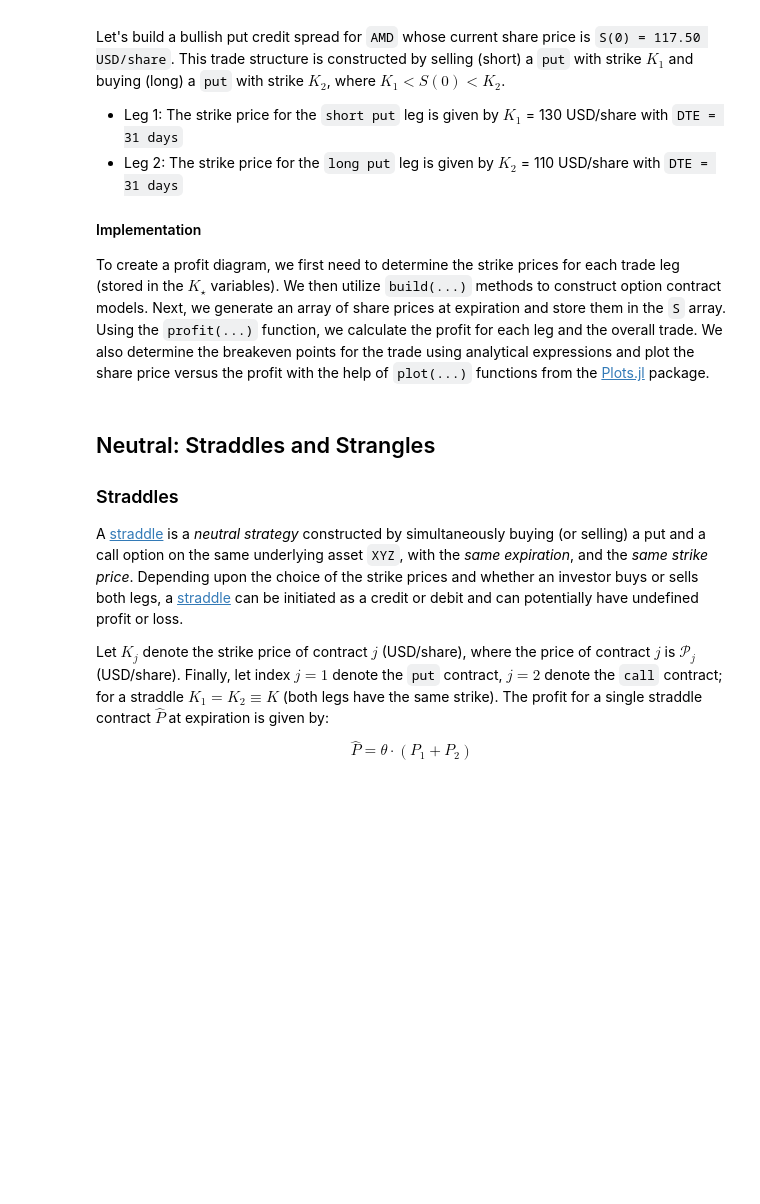
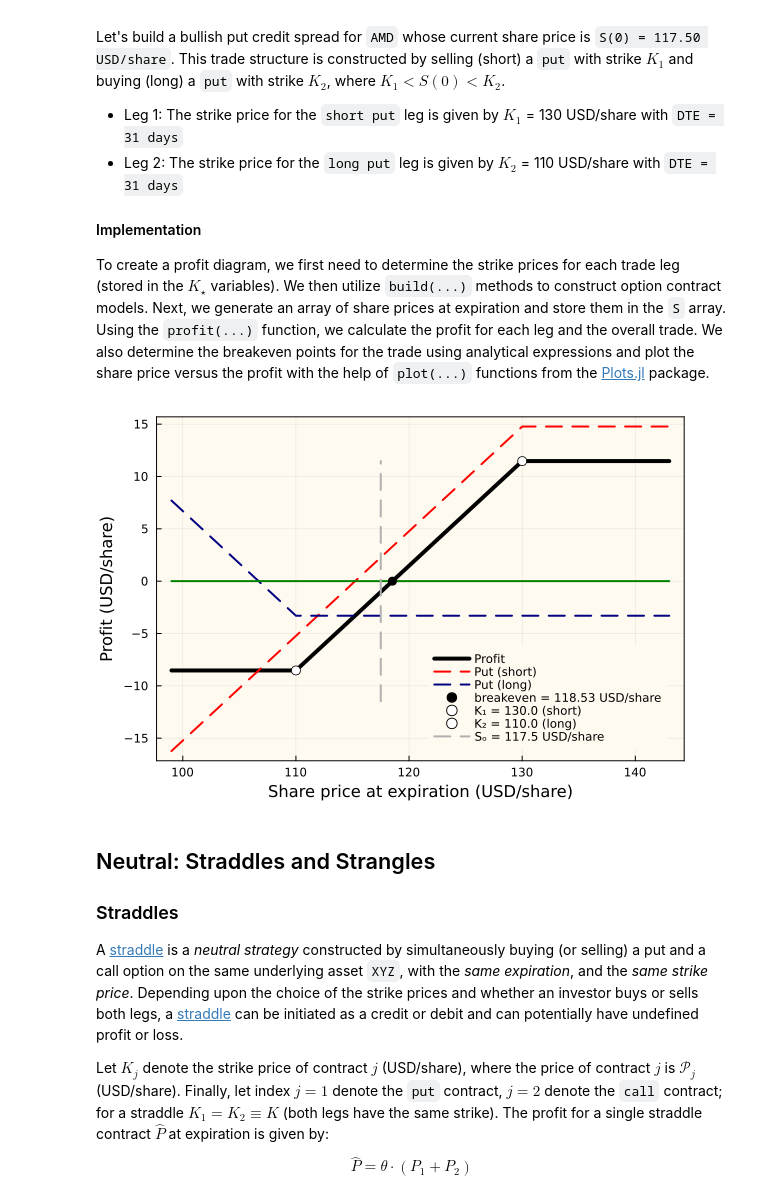
Before and after one commit to varnerlab/CHEME-5660-Examples-F23, a Jupyter notebook: CHEME-5660-L9a-CompositeContracts.ipynb, the cells around one changed output. Cells and saved outputs as stored; diff of their text form; code cells hidden in the pictures; blank space fills up the shorter version.

```diff
--- a/CHEME-5660-L9a-CompositeContracts.ipynb
+++ b/CHEME-5660-L9a-CompositeContracts.ipynb
@@ -92,41 +94,41 @@ let
 
     max_loss = K₂ - K₁ + (premium_1 - premium_2);
     max_profit = (premium_1 - premium_2);
-
-    @show (premium_1 - premium_2)
 
     put_contract_model_short = build(MyAmericanPutContractModel, (
             K = K₁, premium = premium_1, sense = -1, copy = 1
     ));
 
     put_contract_model_long = build(MyAmericanPutContractModel, (
             K = K₂, premium = premium_2, sense = 1, copy = 1
     ));
 
     S = range(0.9*K₂,stop = 1.1*K₁, step=0.1) |> collect;
     number_of_steps = length(S);
     BEL = zeros(length(S))
     profit_array = profit([put_contract_model_short, put_contract_model_long], S);
     breakeven = K₁ + (premium_2 - premium_1)
 
     plot(profit_array[:,1], profit_array[:,4], lw=4, label="Profit", c=:black,
-        bg="floralwhite", 	background_color_outside="white", framestyle = :box, fg_legend = :transparent))
+        bg="floralwhite", 	background_color_outside="white", framestyle = :box, fg_legend = :transparent)
     plot!(profit_array[:,1], profit_array[:,2], lw=2, label="Put (short)", ls=:dash, c=:red)
     plot!(profit_array[:,1], profit_array[:,3], lw=2, label="Put (long)", ls=:dash, c=:navyblue)
 
-    plot!(S,BEL,lw=2, c=:gray69, label="")
+    plot!(S,BEL,lw=2, c=:green, label="")
     scatter!([breakeven], [0], c=:black, label="breakeven = $(breakeven) USD/share", ms=5)
+    scatter!([K₁],[max_profit], ms=5, label = "K₁ = $(K₁) (short)", msc=:black, mc=:white)
     scatter!([K₂],[max_loss], ms=5, label = "K₂ = $(K₂) (long)", msc=:black, mc=:white)
-    scatter!([K₁],[max_profit], ms=5, label = "K₁ = $(K₁) (short)", msc=:black, mc=:white)
 
     VLINE = zeros(number_of_steps, 2)
     VLINE[:,1] .= Sₒ*ones(number_of_steps)
     VLINE[:,2] .= range(minimum(-1*profit_array[:,end]), stop = maximum(profit_array[:,end]), length = number_of_steps) |> collect;
     plot!(VLINE[:,1], VLINE[:,2], lw=2, c= :gray69, ls=:dash, label="Sₒ = $(Sₒ) USD/share")
 
     xlabel!("Share price at expiration (USD/share)", fontsize=18)
     ylabel!("Profit (USD/share)", fontsize=18)
 end
+# %% [output]
+[figure, added]
 # %% [markdown]
 ## Neutral: Straddles and Strangles
 
```
Also changed, not shown: parts of 6 cells of this notebook.
